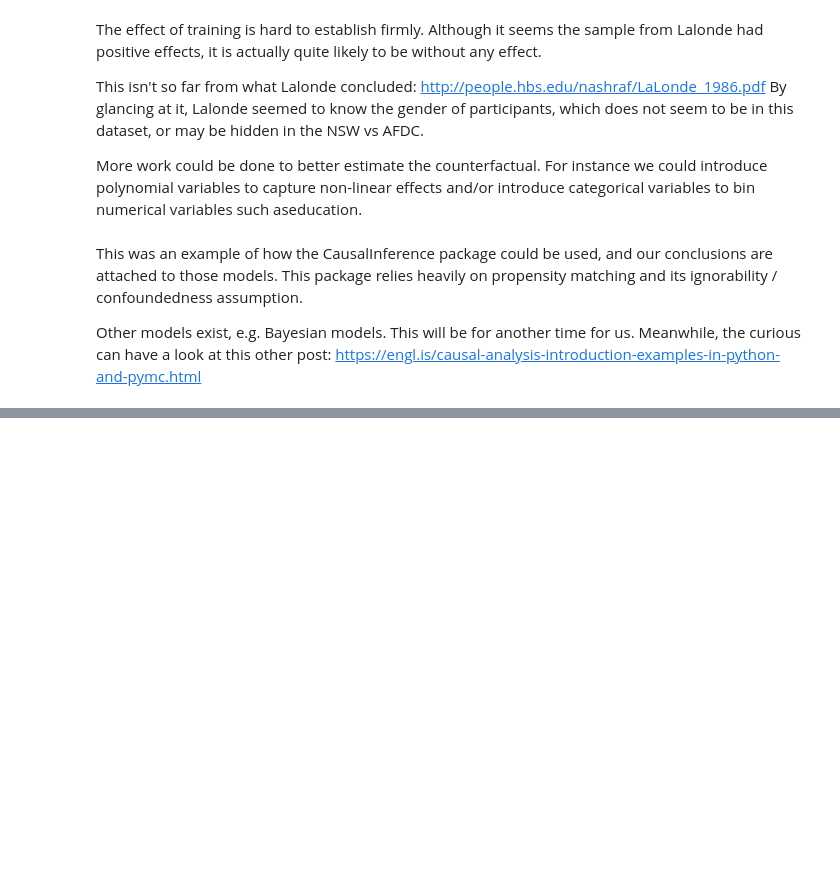
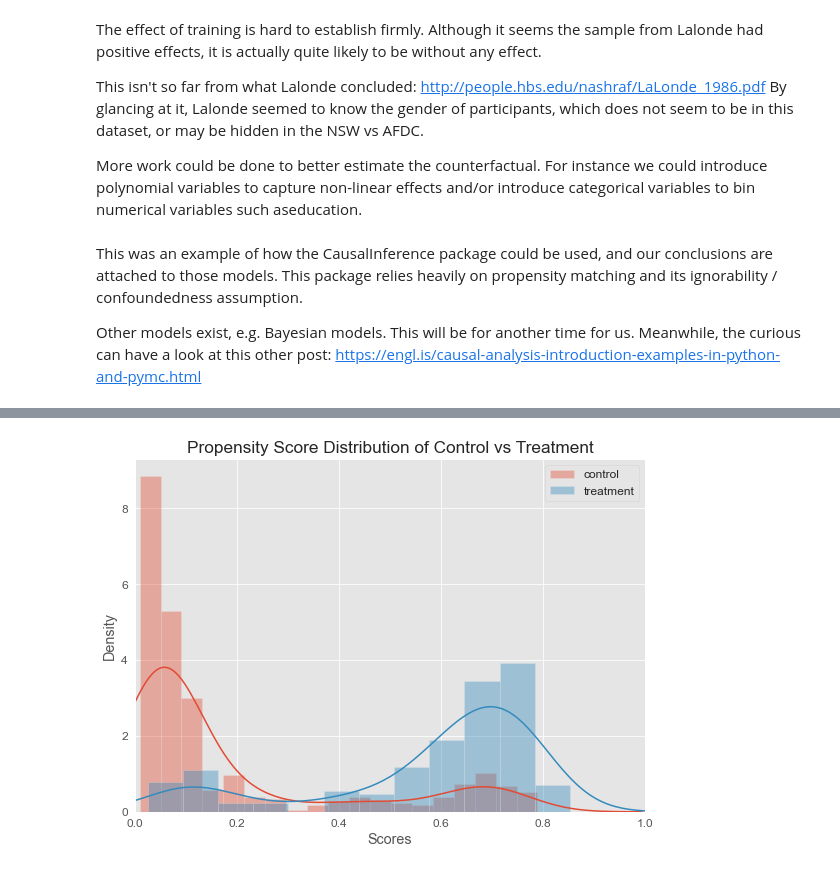
Before and after one commit to Asunafyc/big-data-econometrics, a Jupyter notebook: notebooks/Lalonde dataset - Causal Inference.ipynb, the cells around one changed output, grey strips where cells are left out. Drawn from its saved outputs; the diff is of its cells as text; code cells hidden in the pictures; blank space fills up the shorter version.

```diff
--- a/notebooks/Lalonde dataset - Causal Inference.ipynb
+++ b/notebooks/Lalonde dataset - Causal Inference.ipynb
@@ -437,0 +586,16 @@ Other models exist, e.g. Bayesian models. This will be for another time for us.
+# %%
+# change default style figure and font size
+plt.rcParams['figure.figsize'] = 8, 6
+plt.rcParams['font.size'] = 12
+
+sns.distplot(neg_pscore, label='control')
+sns.distplot(pos_pscore, label='treatment')
+plt.xlim(0, 1)
+plt.title('Propensity Score Distribution of Control vs Treatment')
+plt.ylabel('Density')
+plt.xlabel('Scores')
+plt.legend()
+plt.tight_layout()
+plt.show()
+# %% [output]
+[figure, added]
```
Also changed, not shown: parts of 21 cells of this notebook.
